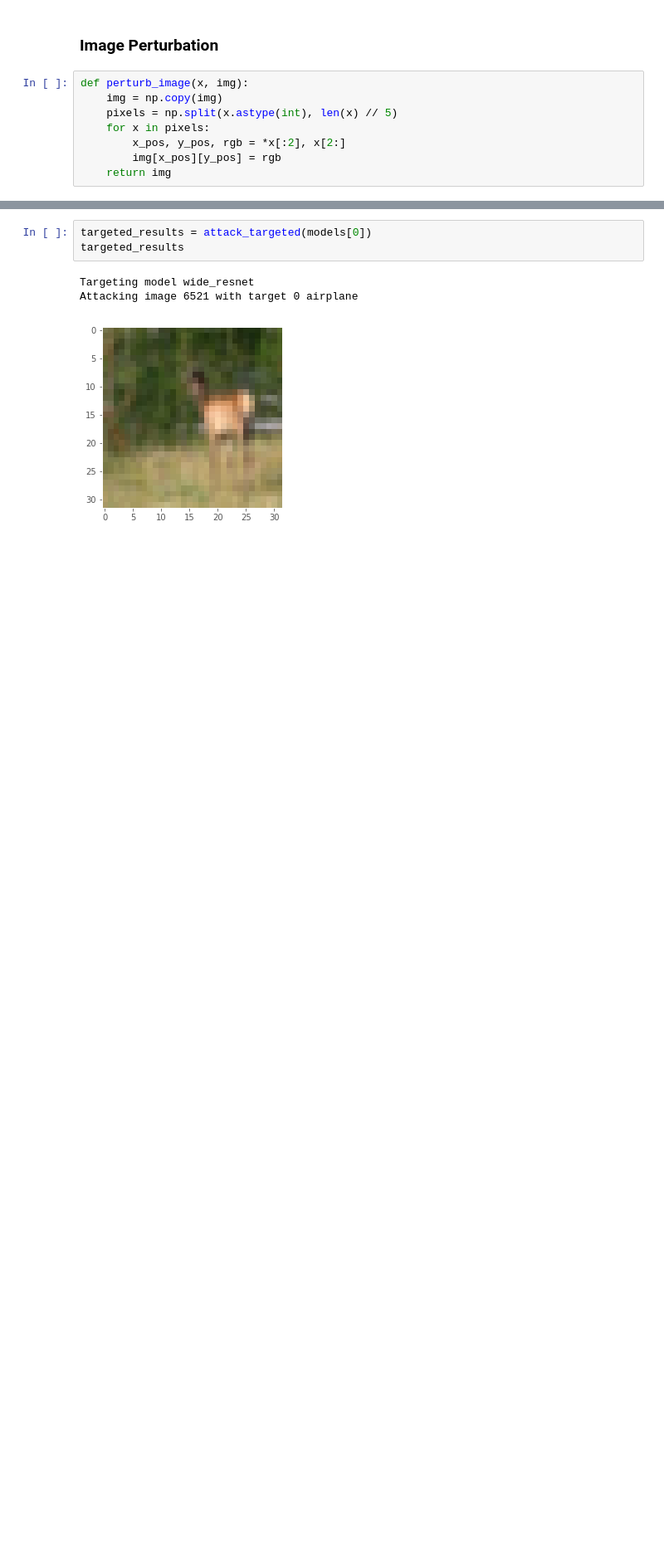
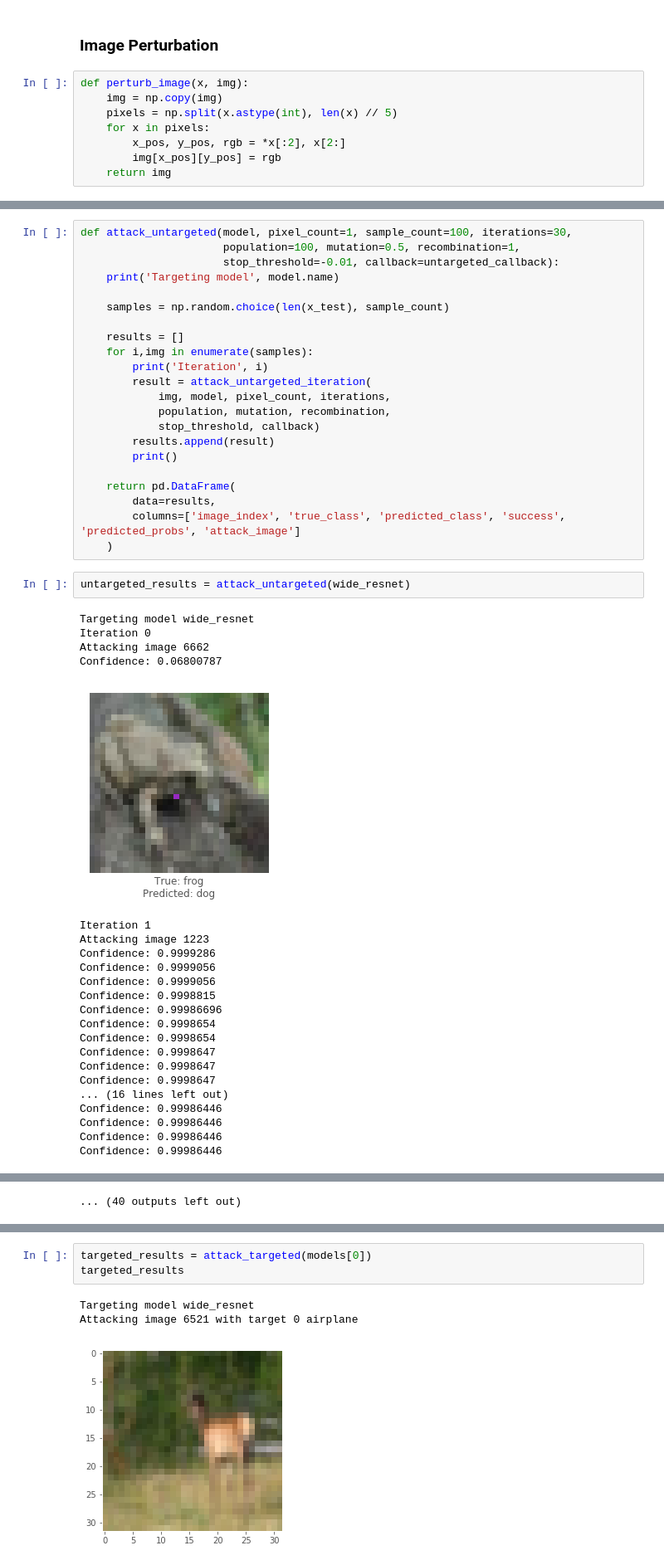
Before and after one commit to Hyperparticle/one-pixel-attack-keras, a Jupyter notebook: one-pixel-attack.ipynb, the cells around one changed output, grey strips where cells are left out. Shown at 83% size. Cells and saved outputs as stored; diff of their text form; blank space fills up the shorter version.

```diff
--- a/one-pixel-attack.ipynb
+++ b/one-pixel-attack.ipynb
@@ -67,0 +133,47 @@ def predict_untargeted(x, *args):
+# %%
+def attack_untargeted(model, pixel_count=1, sample_count=100, iterations=30,
+                      population=100, mutation=0.5, recombination=1,
+                      stop_threshold=-0.01, callback=untargeted_callback):
+    print('Targeting model', model.name)
+
+    samples = np.random.choice(len(x_test), sample_count)
+
+    results = []
+    for i,img in enumerate(samples):
+        print('Iteration', i)
+        result = attack_untargeted_iteration(
+            img, model, pixel_count, iterations,
+            population, mutation, recombination,
+            stop_threshold, callback)
+        results.append(result)
+        print()
+
+    return pd.DataFrame(
+        data=results,
+        columns=['image_index', 'true_class', 'predicted_class', 'success', 'predicted_probs', 'attack_image']
+    )
+# %%
+untargeted_results = attack_untargeted(wide_resnet)
+# %% [output]
+Targeting model wide_resnet
+Iteration 0
+Attacking image 6662
+Confidence: 0.06800787
+[figure, added]
+Iteration 1
+Attacking image 1223
+Confidence: 0.9999286
+Confidence: 0.9999056
+Confidence: 0.9999056
+Confidence: 0.9998815
+Confidence: 0.99986696
+Confidence: 0.9998654
+Confidence: 0.9998654
+Confidence: 0.9998647
+Confidence: 0.9998647
+Confidence: 0.9998647
+... (16 lines left out)
+Confidence: 0.99986446
+Confidence: 0.99986446
+Confidence: 0.99986446
+Confidence: 0.99986446
@@ -67,0 +240 @@ def predict_untargeted(x, *args):
+... (40 outputs left out)
```
Also changed, not shown: parts of 24 cells of this notebook, 7 other files.
